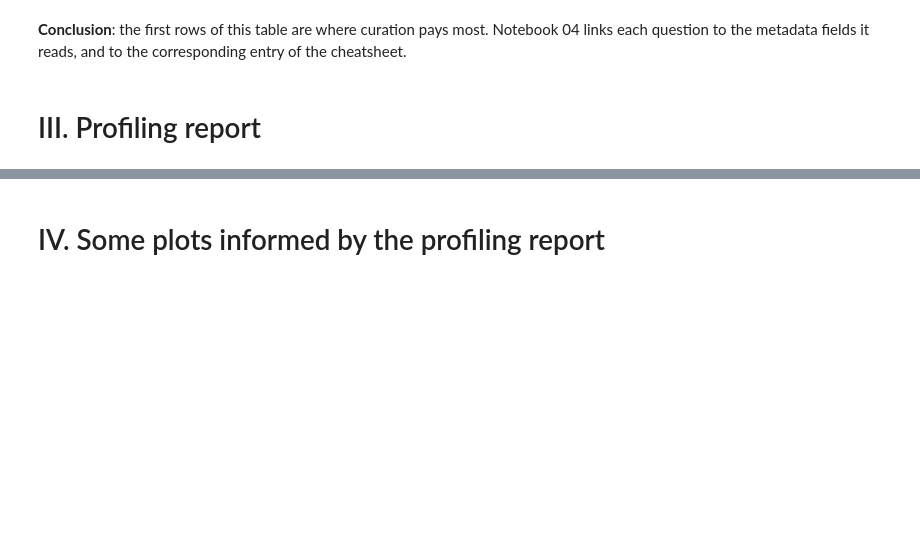
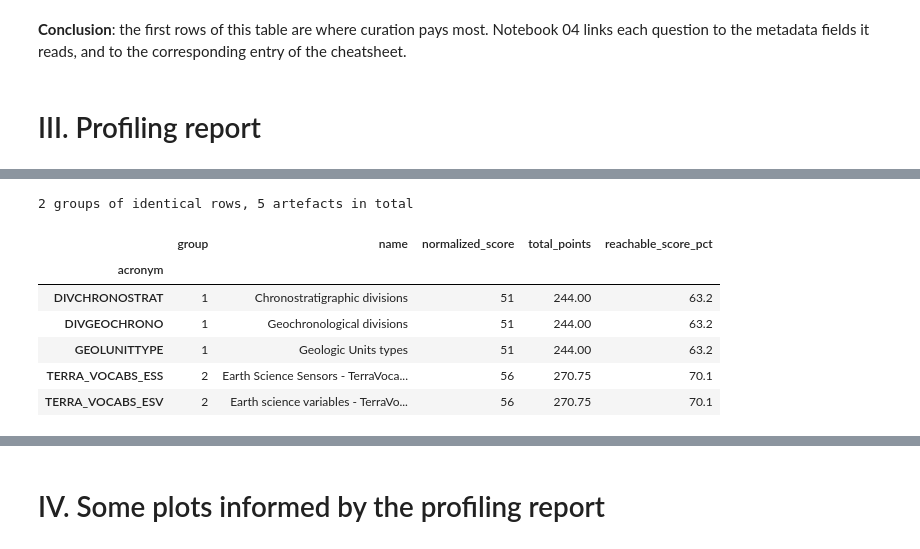
Before and after one commit to EarthPortal/SA_Management, a Jupyter notebook: earthportal_sa_audit/03_eda.ipynb, the cells around one changed output, grey strips where cells are left out. Cells and saved outputs as stored; diff of their text form; code cells hidden in the pictures; blank space fills up the shorter version.

```diff
--- a/earthportal_sa_audit/03_eda.ipynb
+++ b/earthportal_sa_audit/03_eda.ipynb
@@ -77,3 +77,23 @@ profile.to_file(path_to_report)
 profile
 # %% [output]
 [interactive output not drawn]
+# %%
+# Artefacts that have exactly the same values in every column of the profiling table
+# keep=False marks every copy, not only the second one, so that we see each group completely
+same = table[table.duplicated(keep=False)].copy()
+
+# We number the groups: artefacts with identical rows get the same number
+same["group"] = same.groupby(list(table.columns)).ngroup() + 1
+same = same.join(artefacts["name"]).sort_values(["group", "name"])
+
+print(f"{same.group.nunique()} groups of identical rows, {len(same)} artefacts in total")
+same[["group", "name", "normalized_score", "total_points", "reachable_score_pct"]]
+# %% [output]
+2 groups of identical rows, 5 artefacts in total
+|  | group | name | normalized_score | total_points | reachable_score_pct |
+| acronym |  |  |  |  |  |
+| DIVCHRONOSTRAT | 1 | Chronostratigraphic divisions | 51 | 244.00 | 63.2 |
+| DIVGEOCHRONO | 1 | Geochronological divisions | 51 | 244.00 | 63.2 |
+| GEOLUNITTYPE | 1 | Geologic Units types | 51 | 244.00 | 63.2 |
+| TERRA_VOCABS_ESS | 2 | Earth Science Sensors - TerraVoca... | 56 | 270.75 | 70.1 |
+| TERRA_VOCABS_ESV | 2 | Earth science variables - TerraVo... | 56 | 270.75 | 70.1 |
```
Also changed, not shown: parts of 6 cells of this notebook.
